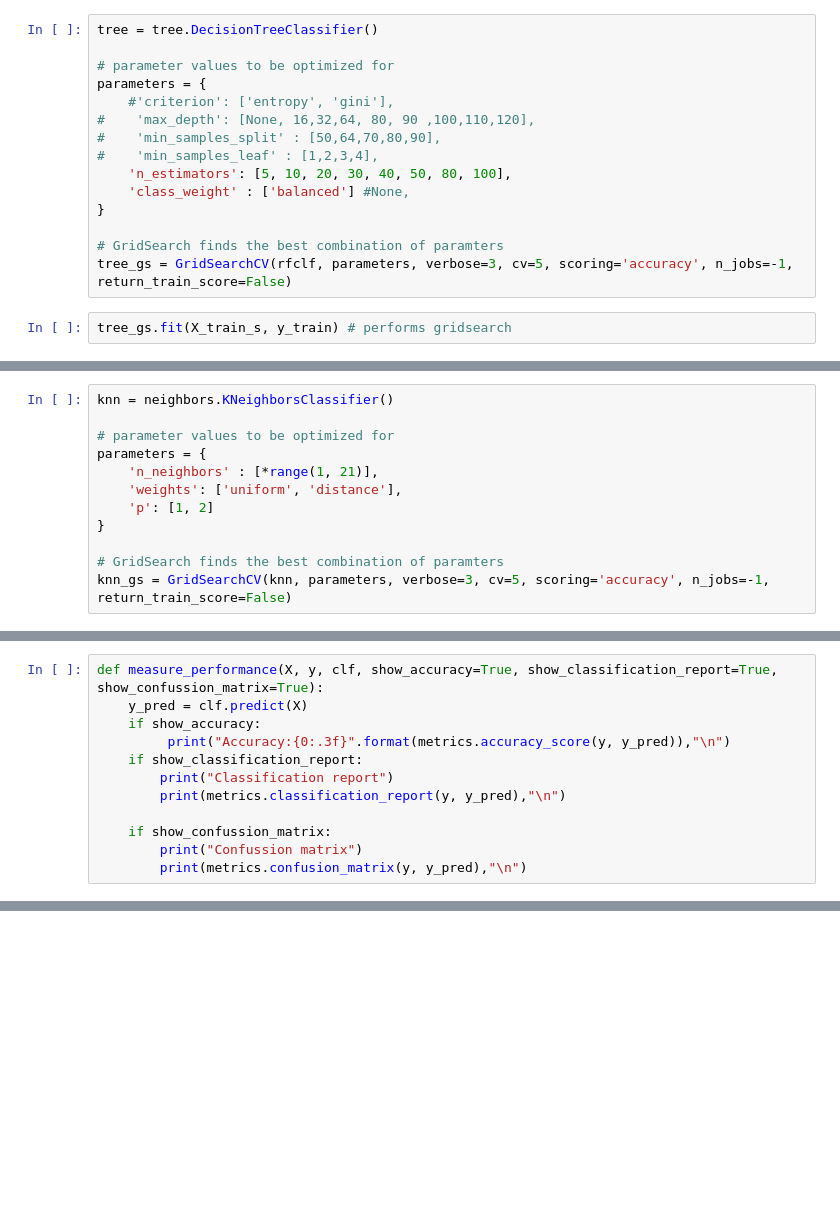
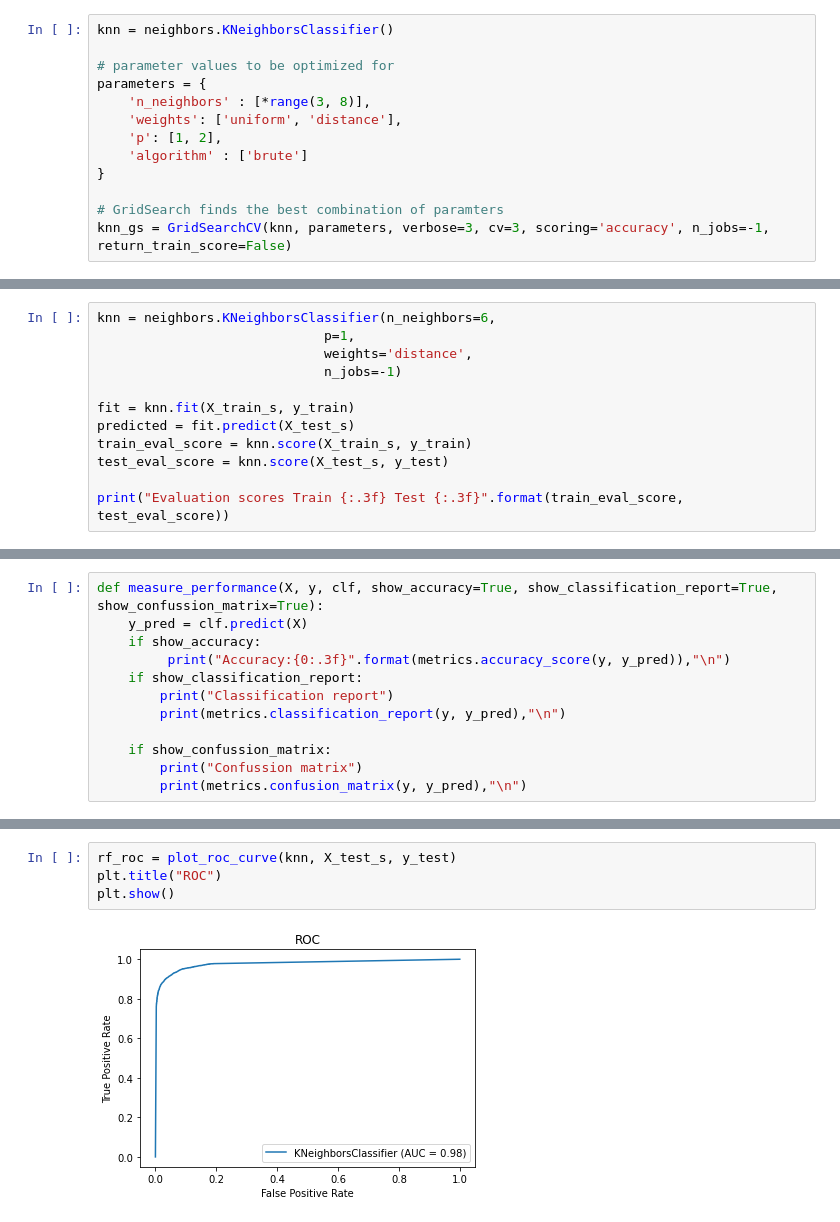
Before and after one commit to gpala7077/Classifying_Airline_Customer_Satisfication, a Jupyter notebook: Final_Project_knn.ipynb, the cells around one changed output, grey strips where cells are left out. Drawn from its saved outputs; the diff is of its cells as text; blank space fills up the shorter version.

```diff
--- a/Final_Project_knn.ipynb
+++ b/Final_Project_knn.ipynb
@@ -46,17 +120,13 @@ rfclf = RandomForestClassifier(random_state=33)
 # %%
-tree = tree.DecisionTreeClassifier()
+knn = neighbors.KNeighborsClassifier()
 
 # parameter values to be optimized for
 parameters = {
-    #'criterion': ['entropy', 'gini'],
-#    'max_depth': [None, 16,32,64, 80, 90 ,100,110,120],
-#    'min_samples_split' : [50,64,70,80,90],
-#    'min_samples_leaf' : [1,2,3,4],
-    'n_estimators': [5, 10, 20, 30, 40, 50, 80, 100],
-    'class_weight' : ['balanced'] #None,
+    'n_neighbors' : [*range(3, 8)],
+    'weights': ['uniform', 'distance'],
+    'p': [1, 2],
+    'algorithm' : ['brute']
 }
 
 # GridSearch finds the best combination of paramters
-tree_gs = GridSearchCV(rfclf, parameters, verbose=3, cv=5, scoring='accuracy', n_jobs=-1, return_train_score=False)
+knn_gs = GridSearchCV(knn, parameters, verbose=3, cv=3, scoring='accuracy', n_jobs=-1, return_train_score=False)
-# %%
-tree_gs.fit(X_train_s, y_train) # performs gridsearch
@@ -86,15 +133,3 @@ NameError: name 'measure_performance' is not defined
-# %%
-knn = neighbors.KNeighborsClassifier()
-
-# parameter values to be optimized for
-parameters = {
-    'n_neighbors' : [*range(1, 21)],
-    'weights': ['uniform', 'distance'],
-    'p': [1, 2]
-}
-
-# GridSearch finds the best combination of paramters
-knn_gs = GridSearchCV(knn, parameters, verbose=3, cv=5, scoring='accuracy', n_jobs=-1, return_train_score=False)
 # %%
 knn_gs.fit(X_train_s, y_train) # performs gridsearch
 # %% [output]
@@ -136,0 +152,12 @@ Index 10
+# %%
+knn = neighbors.KNeighborsClassifier(n_neighbors=6,
+                             p=1,
+                             weights='distance',
+                             n_jobs=-1)
+
+fit = knn.fit(X_train_s, y_train)
+predicted = fit.predict(X_test_s)
+train_eval_score = knn.score(X_train_s, y_train)
+test_eval_score = knn.score(X_test_s, y_test)
+
+print("Evaluation scores Train {:.3f} Test {:.3f}".format(train_eval_score, test_eval_score))
@@ -384,0 +209,6 @@ array([0.01, 0.02, 0.03, 0.04, 0.05, 0.06, 0.07, 0.08, 0.09, 0.1 , 0.11,
+# %%
+rf_roc = plot_roc_curve(knn, X_test_s, y_test)
+plt.title("ROC")
+plt.show()
+# %% [output]
+[figure, added]
```
Also changed, not shown: parts of 33 cells of this notebook, 4 other files.
